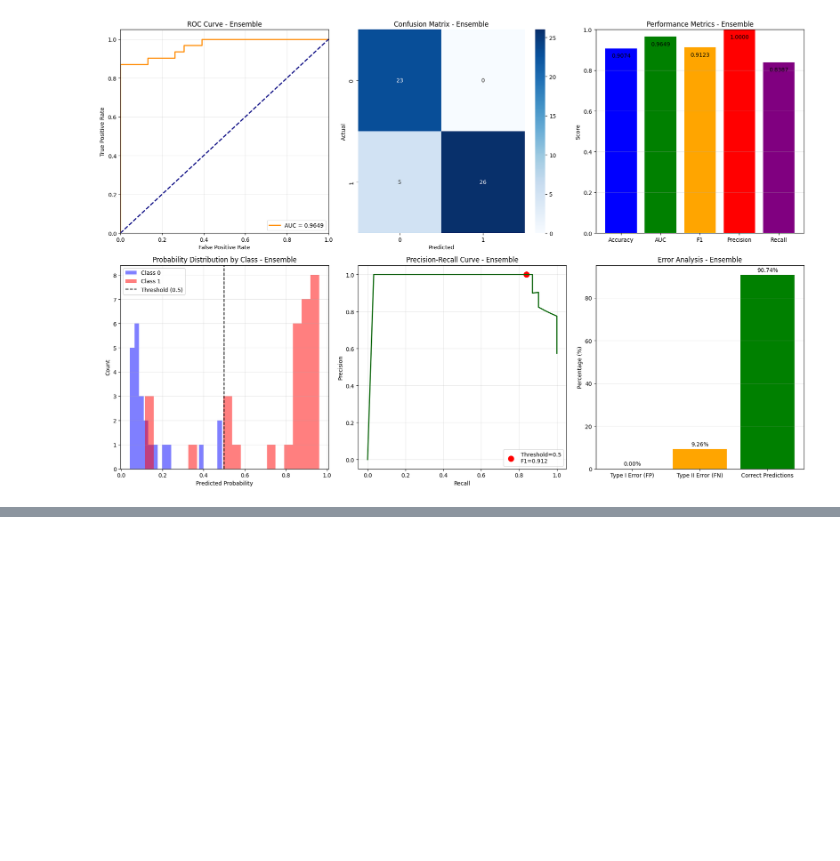
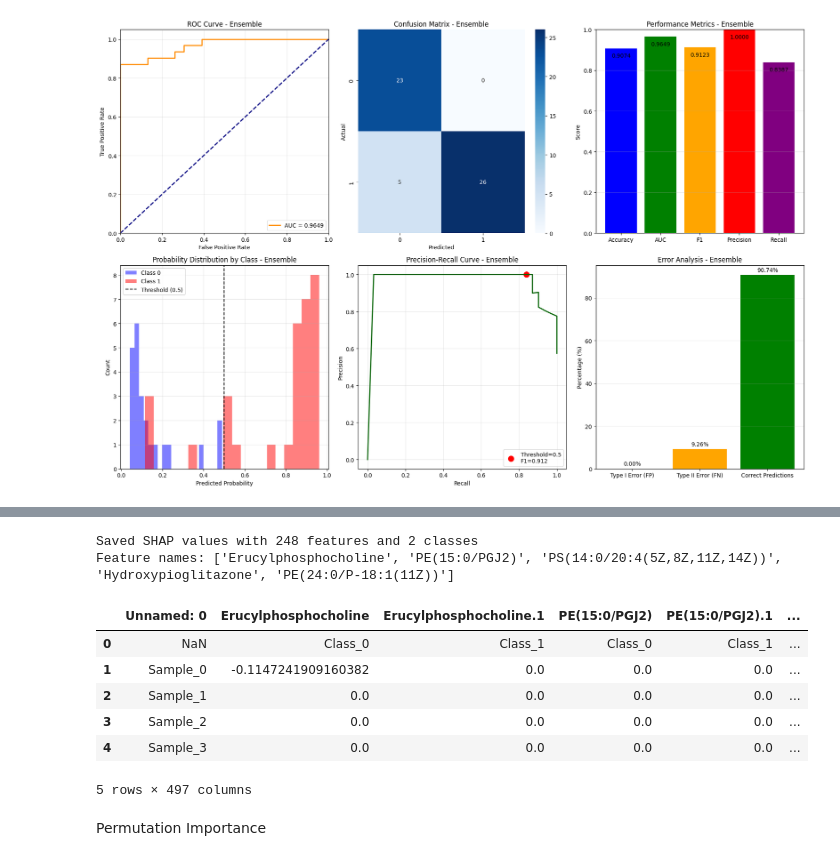
Before and after one commit to 21Lotus/SalivaryMDDMetabolomics, a Jupyter notebook: 04_transformer.ipynb, the cells around one changed output, grey strips where cells are left out. Saved outputs shown, nothing was run; the diff lists cells and outputs as text; code cells hidden in the pictures; blank space fills up the shorter version.

```diff
--- a/04_transformer.ipynb
+++ b/04_transformer.ipynb
@@ -1110,0 +1175,34 @@ True Positives:  26 (48.15%)
+# %%
+import pandas as pd
+
+n_samples, n_features, n_classes = shap_values.shape
+
+# Use actual feature names if available
+feature_names = X.columns.tolist()
+
+# Create multi-index columns: (feature_name, class)
+columns = pd.MultiIndex.from_product([feature_names, ["Class_0", "Class_1"]])
+
+# Flatten the array and create DataFrame
+shap_flat = shap_values.reshape(n_samples, n_features * n_classes)
+shap_df = pd.DataFrame(shap_flat, columns=columns, index=[f"Sample_{i}" for i in range(n_samples)])
+
+shap_df.to_csv('shap_values_both_classes.csv')
+print(f"Saved SHAP values with {n_features} features and {n_classes} classes")
+print("Feature names:", feature_names[:5])  # Show first 5
+# %% [output]
+Saved SHAP values with 248 features and 2 classes
+Feature names: ['Erucylphosphocholine', 'PE(15:0/PGJ2)', 'PS(14:0/20:4(5Z,8Z,11Z,14Z))', 'Hydroxypioglitazone', 'PE(24:0/P-18:1(11Z))']
+# %%
+df = pd.read_csv("/content/shap_values_both_classes.csv")
+df.head()
+# %% [output]
+|  | Unnamed: 0 | Erucylphosphocholine | Erucylphosphocholine.1 | PE(15:0/PGJ2) | PE(15:0/PGJ2).1 | ... |
+| 0 | NaN | Class_0 | Class_1 | Class_0 | Class_1 | ... |
+| 1 | Sample_0 | -0.1147241909160382 | 0.0 | 0.0 | 0.0 | ... |
+| 2 | Sample_1 | 0.0 | 0.0 | 0.0 | 0.0 | ... |
+| 3 | Sample_2 | 0.0 | 0.0 | 0.0 | 0.0 | ... |
+| 4 | Sample_3 | 0.0 | 0.0 | 0.0 | 0.0 | ... |
+5 rows × 497 columns
+# %% [markdown]
+Permutation Importance
```
Also changed, not shown: parts of 8 cells of this notebook.
